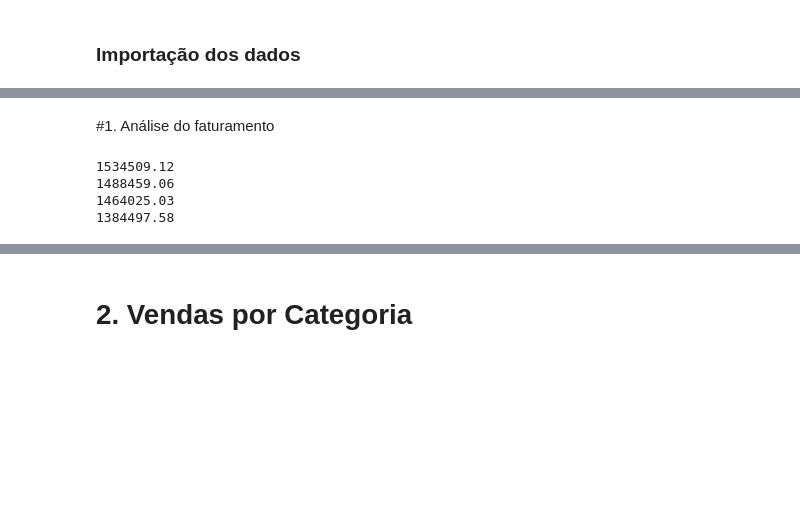
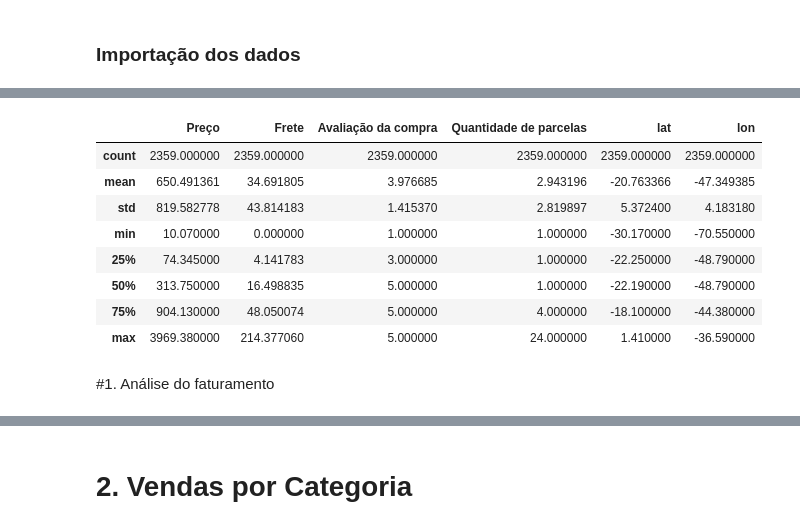
Before and after one commit to Sarmentos/Challenge-Alura-Store, a Jupyter notebook: AluraStoreBr.ipynb, the cells around one changed output, grey strips where cells are left out. Drawn from its saved outputs; the diff is of its cells as text; code cells hidden in the pictures; blank space fills up the shorter version.

```diff
--- a/AluraStoreBr.ipynb
+++ b/AluraStoreBr.ipynb
@@ -15,7 +15,14 @@ loja2 = pd.read_csv(url2)
 loja3 = pd.read_csv(url3)
 loja4 = pd.read_csv(url4)
 
-loja.head()
+loja['Loja Origem'] = '1'
+loja2['Loja Origem'] = '2'
+loja3['Loja Origem'] = '3'
+loja4['Loja Origem'] = '4'
+
+todas_lojas = pd.concat([loja, loja2, loja3, loja4], ignore_index=True)
+
+todas_lojas.head()
 # %% [output]
 |  | Produto | Categoria do Produto | Preço | Frete | Data da Compra | Vendedor | Local da compra | ... |
 | 0 | Assistente virtual | eletronicos | 219.08 | 9.249790 | 16/01/2021 | Pedro Gomes | SP | ... |
@@ -23,3 +30,15 @@ loja.head()
 | 2 | Jogo de tabuleiro | brinquedos | 279.51 | 21.262681 | 15/03/2021 | João Souza | DF | ... |
 | 3 | Micro-ondas | eletrodomesticos | 1009.99 | 54.667344 | 03/05/2022 | João Souza | RS | ... |
 | 4 | Cadeira de escritório | moveis | 446.99 | 26.964689 | 07/11/2020 | Larissa Alves | MG | ... |
+# %%
+loja.describe()
+# %% [output]
+|  | Preço | Frete | Avaliação da compra | Quantidade de parcelas | lat | lon |
+| count | 2359.000000 | 2359.000000 | 2359.000000 | 2359.000000 | 2359.000000 | 2359.000000 |
+| mean | 650.491361 | 34.691805 | 3.976685 | 2.943196 | -20.763366 | -47.349385 |
+| std | 819.582778 | 43.814183 | 1.415370 | 2.819897 | 5.372400 | 4.183180 |
+| min | 10.070000 | 0.000000 | 1.000000 | 1.000000 | -30.170000 | -70.550000 |
+| 25% | 74.345000 | 4.141783 | 3.000000 | 1.000000 | -22.250000 | -48.790000 |
+| 50% | 313.750000 | 16.498835 | 5.000000 | 1.000000 | -22.190000 | -48.790000 |
+| 75% | 904.130000 | 48.050074 | 5.000000 | 4.000000 | -18.100000 | -44.380000 |
+| max | 3969.380000 | 214.377060 | 5.000000 | 24.000000 | 1.410000 | -36.590000 |
@@ -33,10 +48,0 @@ faturamento_loja4 = loja4['Preço'].sum()
-# %%
-print(faturamento_loja)
-print(faturamento_loja2)
-print(faturamento_loja3)
-print(faturamento_loja4)
-# %% [output]
-1534509.12
-1488459.06
-1464025.03
-1384497.58
```
Also changed, not shown: parts of 17 cells of this notebook.
